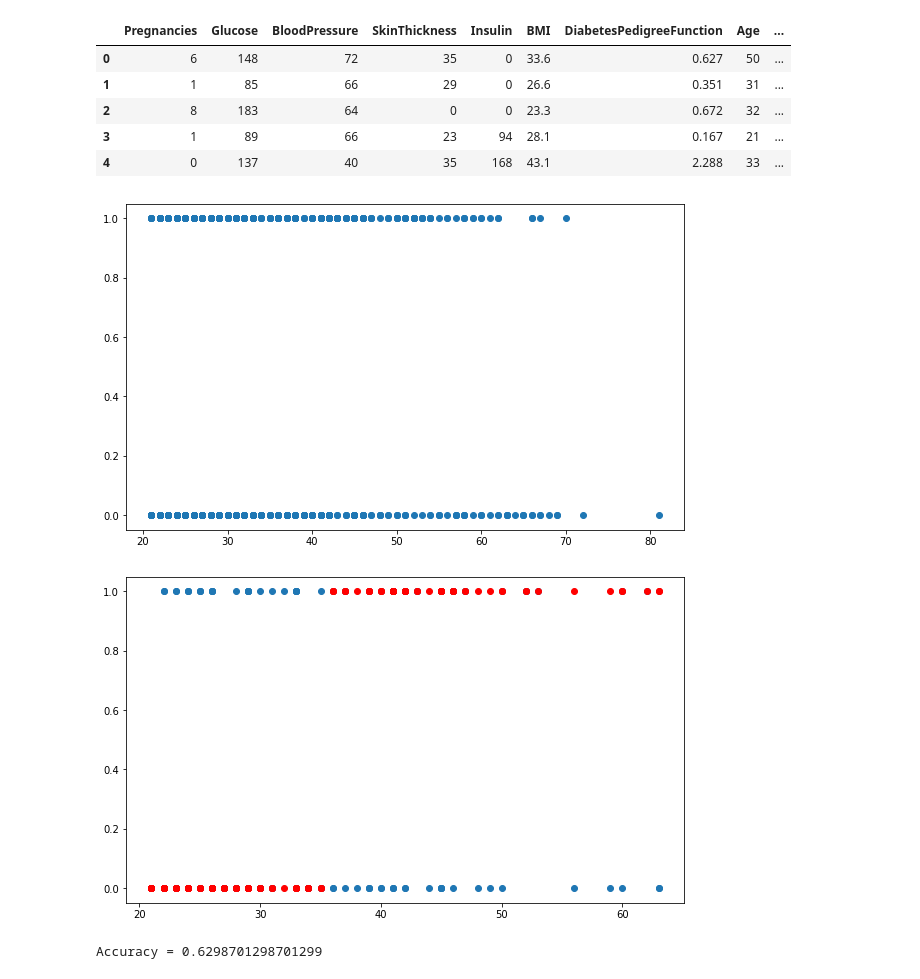
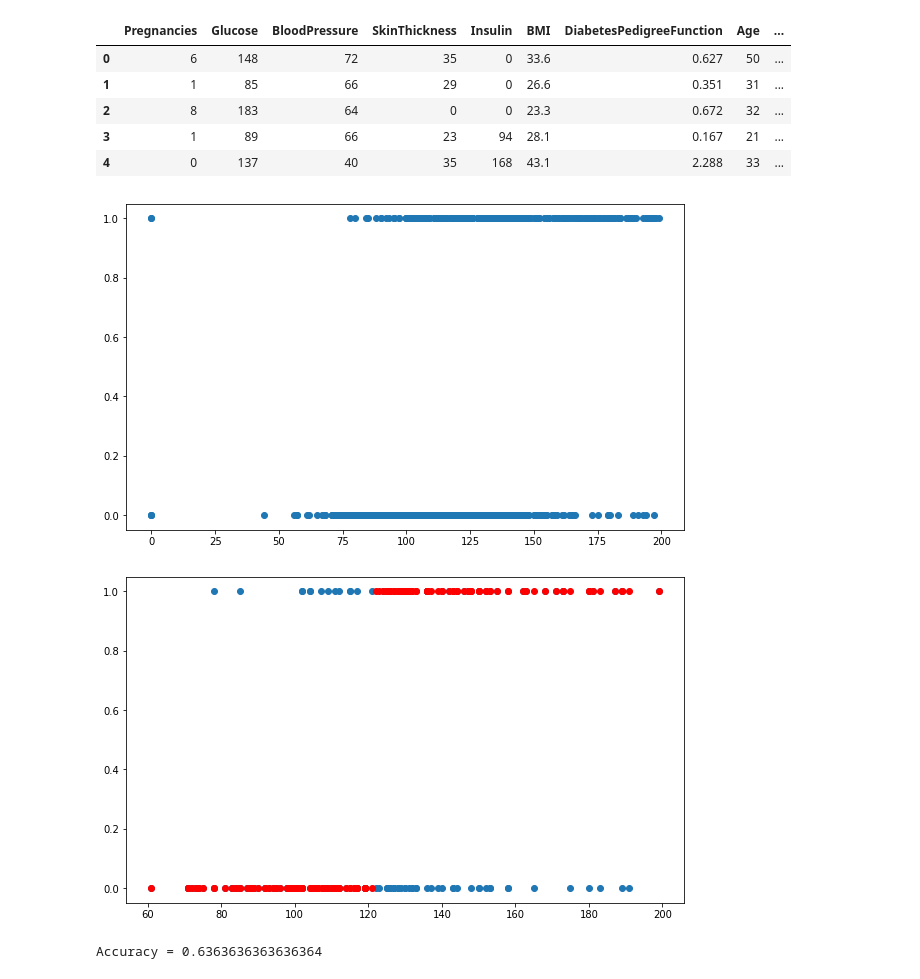
Before and after one commit to Rafiqahh/APM_KLP10, a Jupyter notebook: LogisticRegressionLinear.ipynb, the cells around one changed output. Drawn from its saved outputs; the diff is of its cells as text; code cells hidden in the pictures.

```diff
--- a/LogisticRegressionLinear.ipynb
+++ b/LogisticRegressionLinear.ipynb
@@ -21,13 +21,13 @@ data.head()
 | 4 | 0 | 137 | 40 | 35 | 168 | 43.1 | 2.288 | 33 | ... |
 # %%
 # Visualizing the dataset
-plt.scatter(data['Age'], data['Outcome'])
+plt.scatter(data['Glucose'], data['Outcome'])
 plt.show()
 
 # Divide the data to training set and test set
-X_train, X_test, y_train, y_test = train_test_split(data['Age'], data['Outcome'], test_size=0.20)
+X_train, X_test, y_train, y_test = train_test_split(data['Glucose'], data['Outcome'], test_size=0.20)
 # %% [output]
-[figure, old version]
+[figure, new version]
 # %%
 # Creating the logistic regression model
 
@@ -81,8 +81,8 @@ for i in range(len(y_pred)):
         accuracy += 1
 print(f"Accuracy = {accuracy / len(y_pred)}")
 # %% [output]
-[figure, old version]
+[figure, new version]
-Accuracy = 0.6298701298701299
+Accuracy = 0.6363636363636364
 # %%
 # Making predictions using scikit learn
 from sklearn.linear_model import LogisticRegression
```
Also changed, not shown: parts of 1 cell of this notebook.
